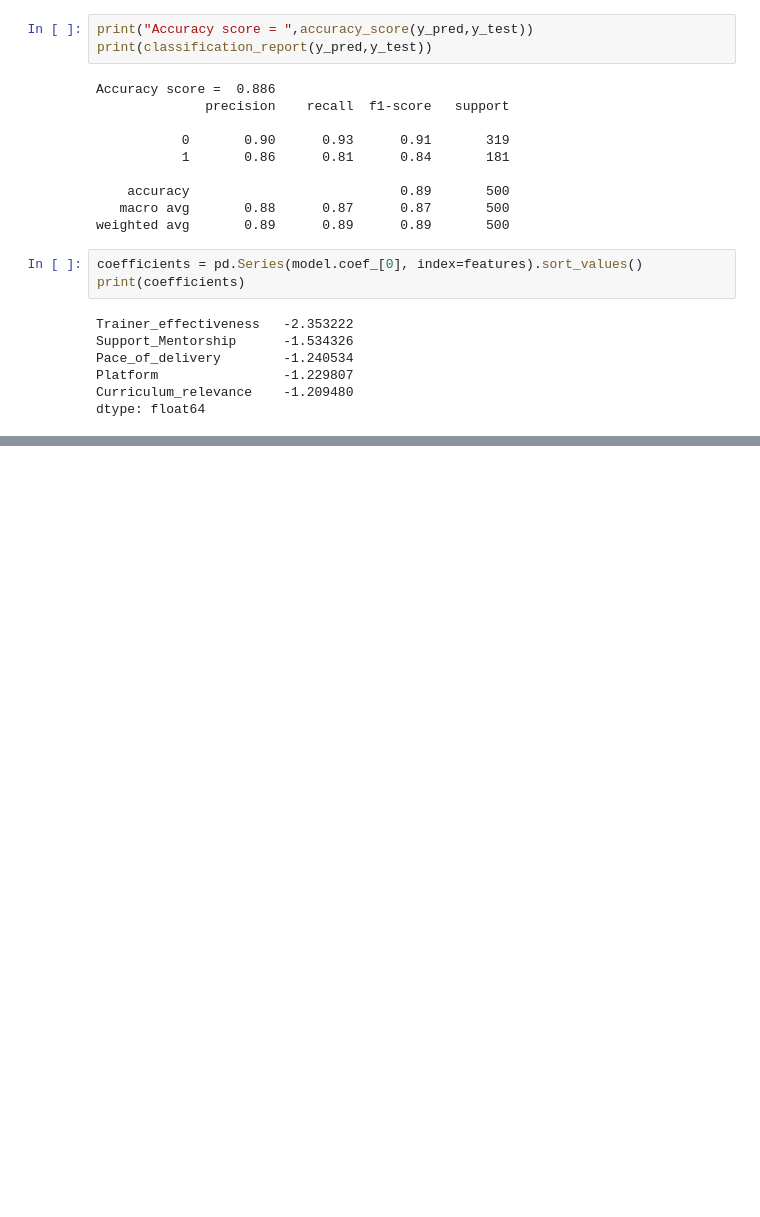
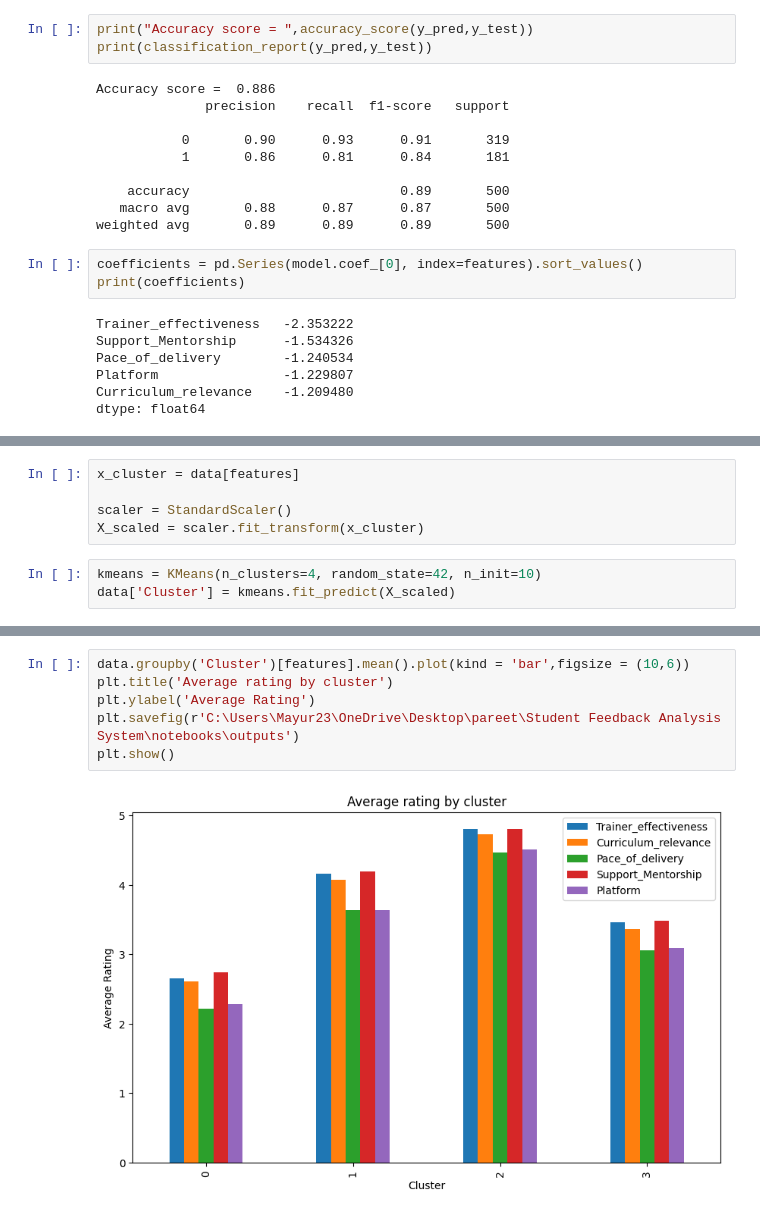
Before and after one commit to mistrypareet26-dev/Student-Feedback-Analysis, a Jupyter notebook: notebooks/ML_modeling_clustering.ipynb, the cells around one changed output, grey strips where cells are left out. Cells and saved outputs as stored; diff of their text form; blank space fills up the shorter version.

```diff
--- a/notebooks/ML_modeling_clustering.ipynb
+++ b/notebooks/ML_modeling_clustering.ipynb
@@ -77,0 +84,8 @@ dtype: float64
+# %%
+x_cluster = data[features]
+
+scaler = StandardScaler()
+X_scaled = scaler.fit_transform(x_cluster)
+# %%
+kmeans = KMeans(n_clusters=4, random_state=42, n_init=10)
+data['Cluster'] = kmeans.fit_predict(X_scaled)
@@ -77,0 +110,8 @@ dtype: float64
+# %%
+data.groupby('Cluster')[features].mean().plot(kind = 'bar',figsize = (10,6))
+plt.title('Average rating by cluster')
+plt.ylabel('Average Rating')
+plt.savefig(r'C:\Users\Mayur23\OneDrive\Desktop\pareet\Student Feedback Analysis System\notebooks\outputs')
+plt.show()
+# %% [output]
+[figure, added]
```
Also changed, not shown: parts of 6 cells of this notebook, 1 other file.
